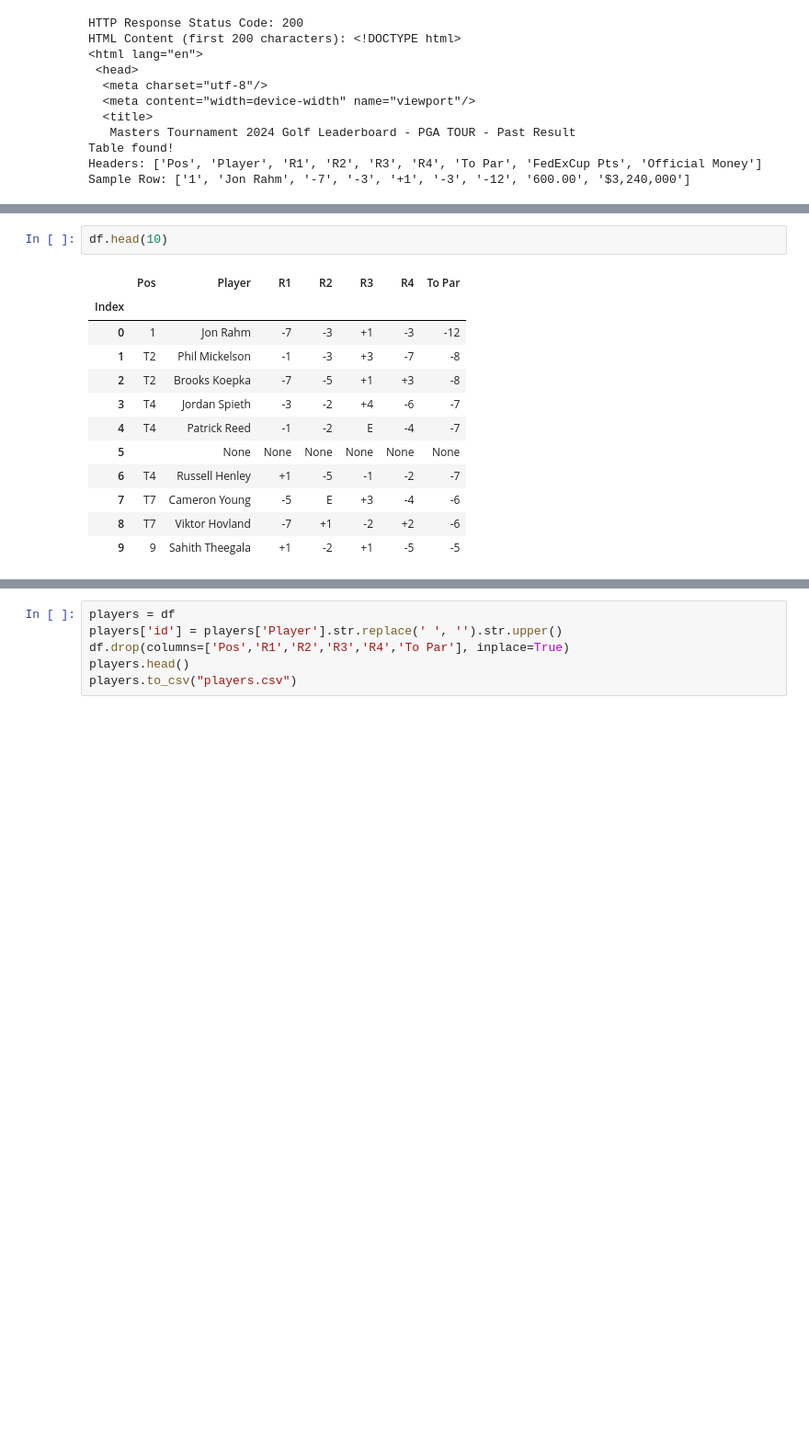
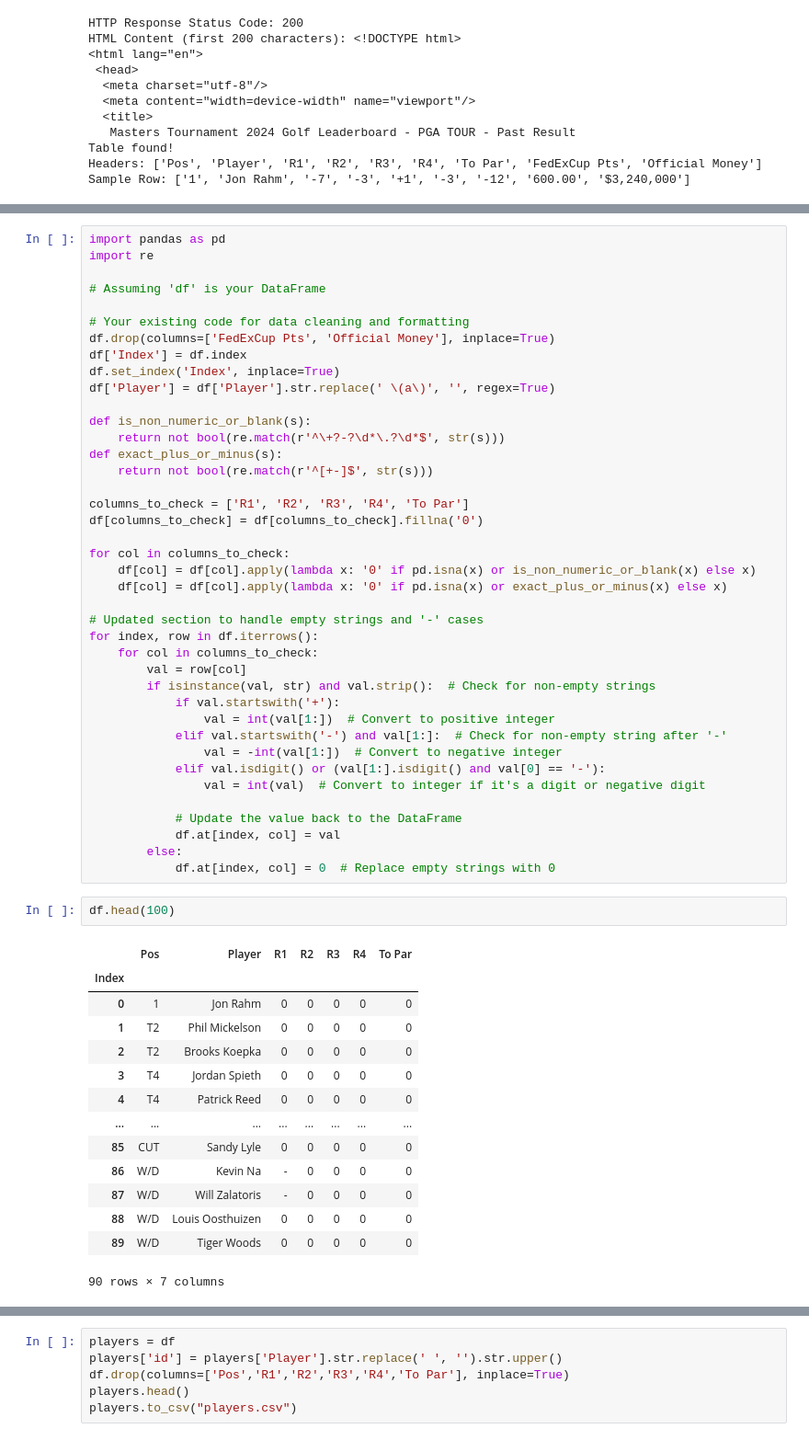
Before and after one commit to kylestrougo/chichi, a Jupyter notebook: sandbox.ipynb, the cells around one changed output, grey strips where cells are left out. Shown at 92% size. Saved outputs shown, nothing was run; the diff lists cells and outputs as text; blank space fills up the shorter version.

Commit message:
tiebrkr final AND clean df

```diff
--- a/sandbox.ipynb
+++ b/sandbox.ipynb
@@ -68,15 +77,57 @@ df[columns_to_replace] = df[columns_to_replace].replace('E', '0')
+# %%
+import pandas as pd
+import re
+
+# Assuming 'df' is your DataFrame
+
+# Your existing code for data cleaning and formatting
+df.drop(columns=['FedExCup Pts', 'Official Money'], inplace=True)
+df['Index'] = df.index
+df.set_index('Index', inplace=True)
+df['Player'] = df['Player'].str.replace(' \(a\)', '', regex=True)
+
+def is_non_numeric_or_blank(s):
+    return not bool(re.match(r'^\+?-?\d*\.?\d*$', str(s)))
+def exact_plus_or_minus(s):
+    return not bool(re.match(r'^[+-]$', str(s)))
+
+columns_to_check = ['R1', 'R2', 'R3', 'R4', 'To Par']
+df[columns_to_check] = df[columns_to_check].fillna('0')
+
+for col in columns_to_check:
+    df[col] = df[col].apply(lambda x: '0' if pd.isna(x) or is_non_numeric_or_blank(x) else x)
+    df[col] = df[col].apply(lambda x: '0' if pd.isna(x) or exact_plus_or_minus(x) else x)
+
+# Updated section to handle empty strings and '-' cases
+for index, row in df.iterrows():
+    for col in columns_to_check:
+        val = row[col]
+        if isinstance(val, str) and val.strip():  # Check for non-empty strings
+            if val.startswith('+'):
+                val = int(val[1:])  # Convert to positive integer
+            elif val.startswith('-') and val[1:]:  # Check for non-empty string after '-'
+                val = -int(val[1:])  # Convert to negative integer
+            elif val.isdigit() or (val[1:].isdigit() and val[0] == '-'):
+                val = int(val)  # Convert to integer if it's a digit or negative digit
+
+            # Update the value back to the DataFrame
+            df.at[index, col] = val
+        else:
+            df.at[index, col] = 0  # Replace empty strings with 0
 # %%
-df.head(10)
+df.head(100)
 # %% [output]
 |  | Pos | Player | R1 | R2 | R3 | R4 | To Par |
 | Index |  |  |  |  |  |  |  |
-| 0 | 1 | Jon Rahm | -7 | -3 | +1 | -3 | -12 |
-| 1 | T2 | Phil Mickelson | -1 | -3 | +3 | -7 | -8 |
-| 2 | T2 | Brooks Koepka | -7 | -5 | +1 | +3 | -8 |
-| 3 | T4 | Jordan Spieth | -3 | -2 | +4 | -6 | -7 |
-| 4 | T4 | Patrick Reed | -1 | -2 | E | -4 | -7 |
-| 5 |  | None | None | None | None | None | None |
-| 6 | T4 | Russell Henley | +1 | -5 | -1 | -2 | -7 |
-| 7 | T7 | Cameron Young | -5 | E | +3 | -4 | -6 |
-| 8 | T7 | Viktor Hovland | -7 | +1 | -2 | +2 | -6 |
-| 9 | 9 | Sahith Theegala | +1 | -2 | +1 | -5 | -5 |
+| 0 | 1 | Jon Rahm | 0 | 0 | 0 | 0 | 0 |
+| 1 | T2 | Phil Mickelson | 0 | 0 | 0 | 0 | 0 |
+| 2 | T2 | Brooks Koepka | 0 | 0 | 0 | 0 | 0 |
+| 3 | T4 | Jordan Spieth | 0 | 0 | 0 | 0 | 0 |
+| 4 | T4 | Patrick Reed | 0 | 0 | 0 | 0 | 0 |
+| ... | ... | ... | ... | ... | ... | ... | ... |
+| 85 | CUT | Sandy Lyle | 0 | 0 | 0 | 0 | 0 |
+| 86 | W/D | Kevin Na | - | 0 | 0 | 0 | 0 |
+| 87 | W/D | Will Zalatoris | - | 0 | 0 | 0 | 0 |
+| 88 | W/D | Louis Oosthuizen | 0 | 0 | 0 | 0 | 0 |
+| 89 | W/D | Tiger Woods | 0 | 0 | 0 | 0 | 0 |
+90 rows × 7 columns
```
Also changed, not shown: parts of 6 cells of this notebook, 2 other files.
